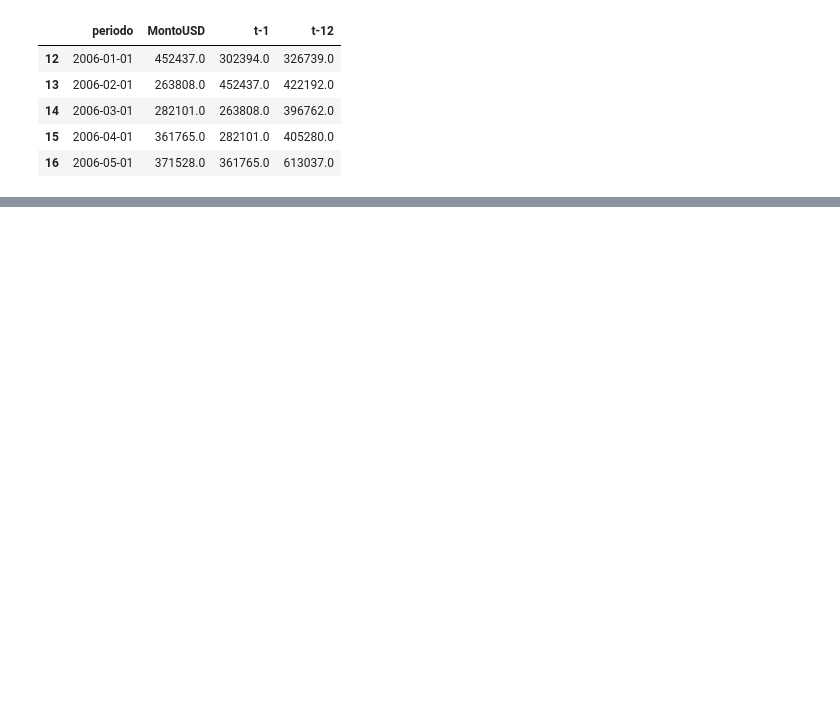
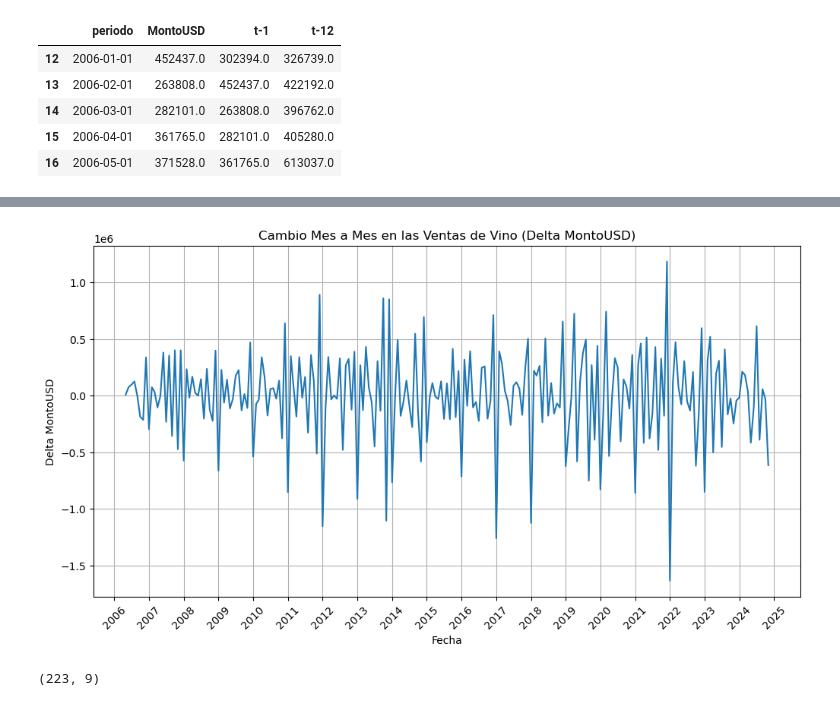
Before and after one commit to Gaddran/Tarea3AnalisisDatos, a Jupyter notebook: notebooks/TareaAnalisis.ipynb, the cells around one changed output, grey strips where cells are left out. Cells and saved outputs as stored; diff of their text form; code cells hidden in the pictures; blank space fills up the shorter version.

```diff
--- a/notebooks/TareaAnalisis.ipynb
+++ b/notebooks/TareaAnalisis.ipynb
@@ -798,0 +720,10 @@ Modelo autoregresivo de Orden
+# %%
+# Calcular la diferencia entre las ventas actuales y las del mes anterior (Delta_MontoUSD)
+df_monthly['Delta_MontoUSD'] = df_monthly['MontoUSD'] - df_monthly['t-1']
+
+# Crear la columna Delta_MontoUSD desplazada (rezago de un periodo, AR(1))
+df_monthly['Delta_MontoUSD_t-1'] = df_monthly['Delta_MontoUSD'].shift(1)
+df_monthly['Delta_MontoUSD_t-2'] = df_monthly['Delta_MontoUSD'].shift(2)
+df_monthly['Delta_MontoUSD_t-3'] = df_monthly['Delta_MontoUSD'].shift(3)
+df_monthly['Delta_MontoUSD_t-4'] = df_monthly['Delta_MontoUSD'].shift(4)
+df_monthly.head()
@@ -798,0 +751,25 @@ Modelo autoregresivo de Orden
+# %%
+# Graficar la diferencia en MontoUSD (Delta MontoUSD)
+plt.figure(figsize=(12, 6))
+plt.plot(df_monthly['periodo'], df_monthly['Delta_MontoUSD'])
+plt.title('Cambio Mes a Mes en las Ventas de Vino (Delta MontoUSD)')
+plt.xlabel('Fecha')
+plt.ylabel('Delta MontoUSD')
+
+# Ajustar automáticamente las etiquetas del eje x para evitar superposición
+
+# Rotar las etiquetas del eje x para mejorar la legibilidad
+plt.xticks(rotation=45)
+
+plt.gca().xaxis.set_major_locator(mdates.MonthLocator(interval=12))  # Mostrar cada interval meses
+plt.gca().xaxis.set_major_formatter(mdates.DateFormatter('%Y'))  # Formato: Año
+
+plt.grid(True)
+plt.show()
+# %% [output]
+[figure, added]
+# %%
+#Observamos la estructura de la tabla
+df_monthly.shape
+# %% [output]
+(223, 9)
```
Also changed, not shown: parts of 87 cells of this notebook, 1 other file.
